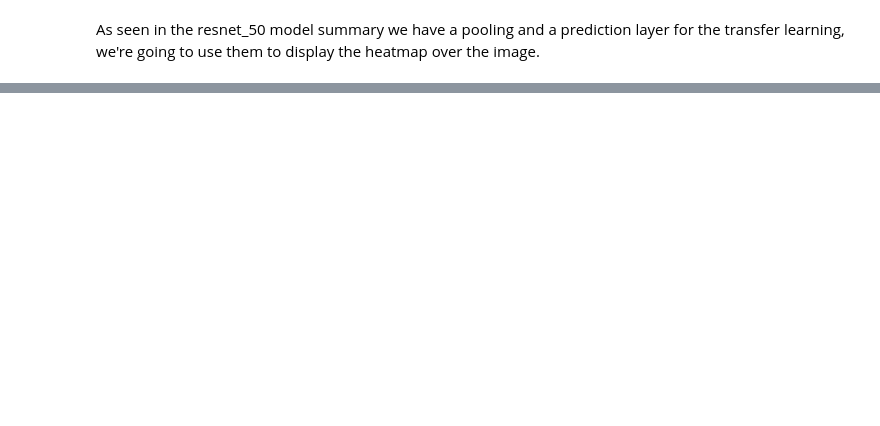
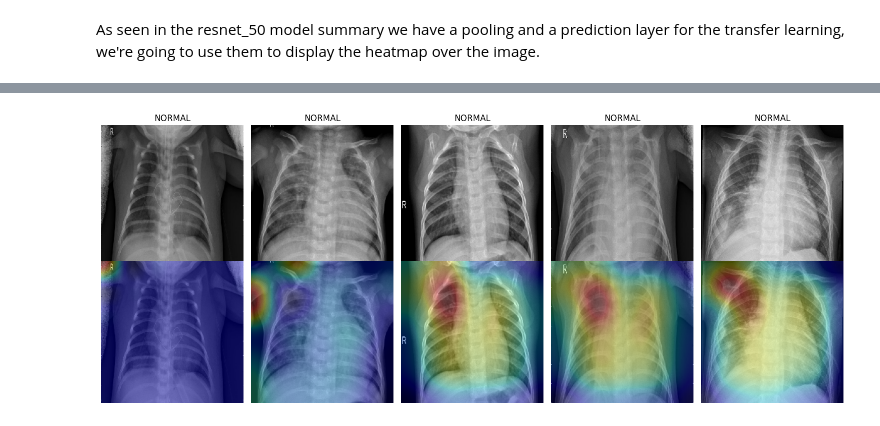
Before and after one commit to BeletAntoine/Machine_Learning, a Jupyter notebook: Projet1/Projet1.ipynb, the cells around one changed output, grey strips where cells are left out. Cells and saved outputs as stored; diff of their text form; code cells hidden in the pictures; blank space fills up the shorter version.

Commit message:
Finally can display the image and the heatmaps associated, however there seems to be an issue with the prediction and the heatmap on the pciture, let's see for later

```diff
--- a/Projet1/Projet1.ipynb
+++ b/Projet1/Projet1.ipynb
@@ -606,13 +617,0 @@ TypeError: Invalid shape (1, 224, 224, 3) for image data
-# %%
-from scipy.ndimage import zoom
-
-# Display the image, the heatmat and the superposition of both
-list_images = [img, conv[0], img * conv]
-list_images_names = ["Gray picture","Heatmap", "Superposition of both"]
-
-fig, axes = plt.figure(figsize=(16, 16))
-for i in range(3):
-    axes[i].imshow(list_images[i])  # Display the i-th image
-    axes[i].imshow(zoom(conv[0, :,:,i], zoom=target_size), cmap='jet', alpha=0.3)
-    axes[i].axis('off')  # Hide the axes
-    axes[i].set_title(list_images_names[i])  # Optional: Add a title to each image
@@ -654,0 +618,39 @@ RuntimeError: sequence argument must have length equal to input rank
+# %%
+def pred_to_text(pred):
+    if pred > 0.5:
+        return "PNEUMONIA"
+    else:
+        return "NORMAL"
+# %%
+from scipy.ndimage import zoom
+import matplotlib.pyplot as plt
+
+scale = 224 / 7  # Example scaling factor (adjust based on your model's output shape)
+
+# Create a figure with N subplots
+plt.figure(figsize=(15, 12))  # Adjust the figure size as needed
+
+for i in range(N):
+    plt.subplot(2, N, i+1)  # Create a subplot for each image (1 row, N columns)
+
+    # Display the original image
+    plt.imshow(list_imgs[i])
+
+    plt.axis('off')  # Hide the axes
+    plt.title(pred_to_text(pred[i][0]))  # Optional: Add a title to each subplot
+
+    plt.subplot(1, N, i+1)  # Create a subplot for each image (1 row, N columns)
+
+    # Display the original image
+    plt.imshow(list_imgs[i])
+
+    # Resize and overlay the heatmap
+    heatmap = zoom(conv[0, :, :, i], zoom=(scale, scale))  # Resize the heatmap
+    plt.imshow(heatmap, cmap='jet', alpha=0.3)  # Overlay the heatmap
+
+    plt.axis('off')  # Hide the axes
+
+plt.tight_layout()  # Adjust spacing between subplots
+plt.show()
+# %% [output]
+[figure, added]
```
Also changed, not shown: parts of 18 cells of this notebook.
